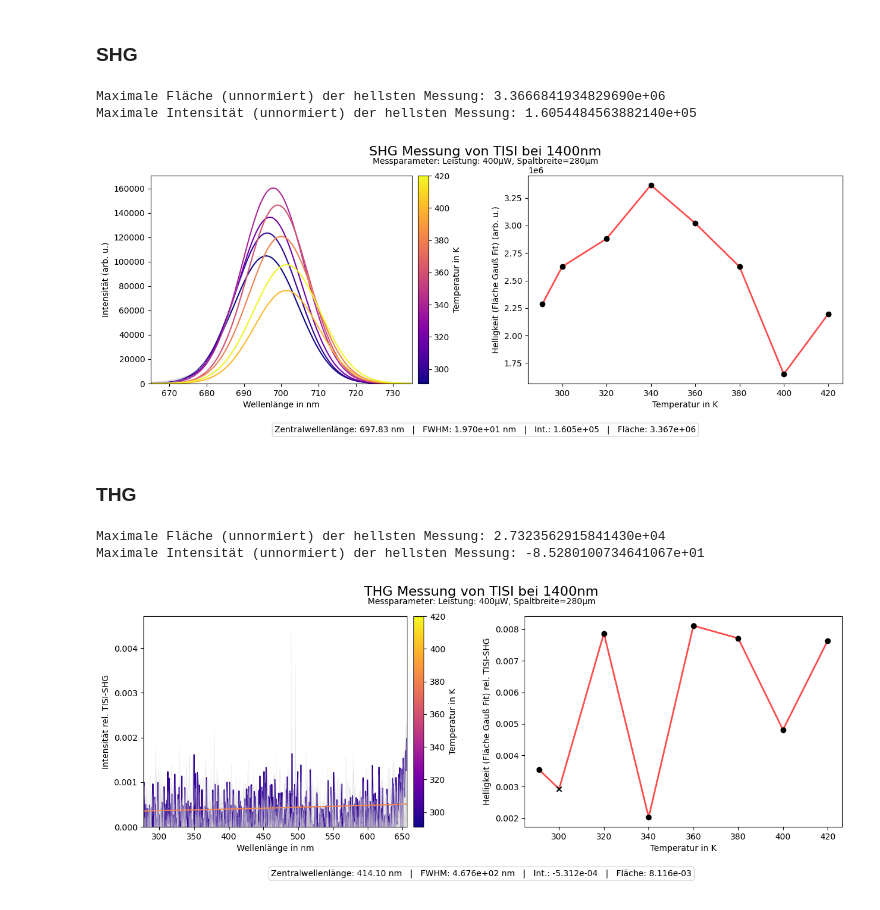
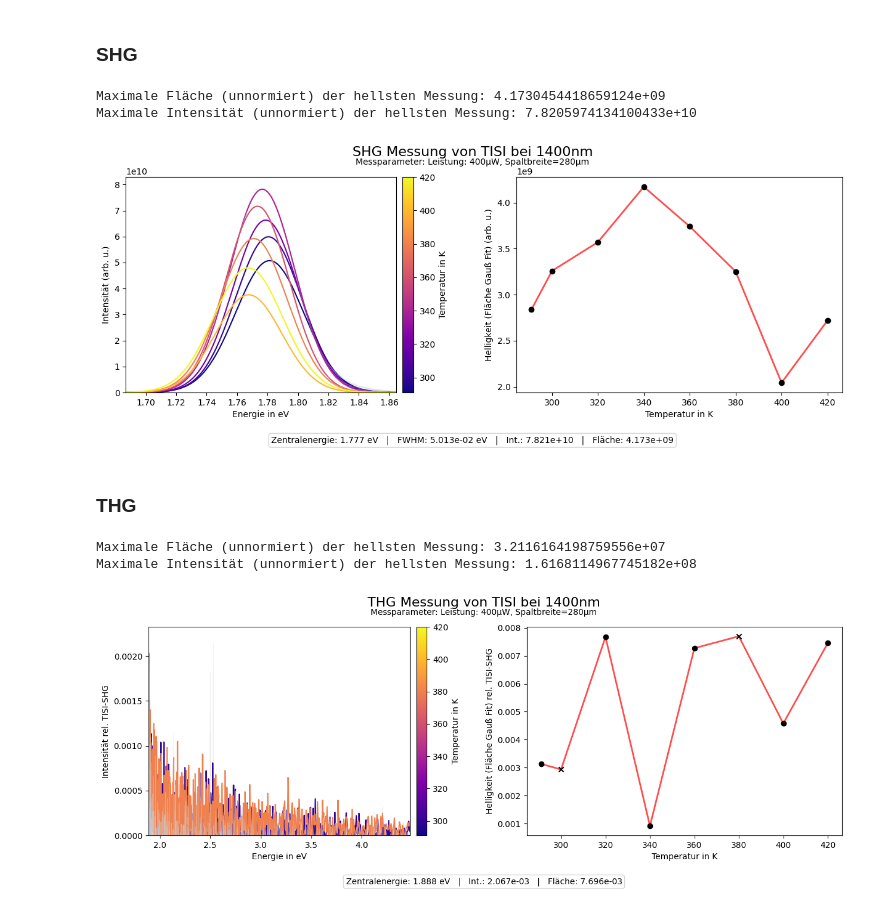
Before and after one commit to FlorianAdamczyk/auswertung_neu, a Jupyter notebook: 2025-05-27 Auswertung TCBC TBBB LNO/Auswertung mit Python.ipynb, the cells around one changed output. Saved outputs shown, nothing was run; the diff lists cells and outputs as text; code cells hidden in the pictures.

```diff
--- a/2025-05-27 Auswertung TCBC TBBB LNO/Auswertung mit Python.ipynb
+++ b/2025-05-27 Auswertung TCBC TBBB LNO/Auswertung mit Python.ipynb
@@ -67,7 +67,7 @@ def _compute_fwhm_from_discrete(x, y, ymax=None):
         return None
     return abs(right - left)
 # %%
-def NLO_plot(middle_value, difference, filepath, suptitle, filename_prefix, reference=False, compare=True, power="333µW", slit_width="210µm", plotting="wavelength", normalisationfactor=3.0319909240984292e+09, norm_intensitaet=1.3130982279906036e+08, refmeas="LNO-SHG"):
+def NLO_plot(middle_value, difference, filepath, suptitle, filename_prefix, reference=False, compare=True, power="333µW", slit_width="210µm", plotting="energy", normalisationfactor=3.7490887328811729e+12, norm_intensitaet=6.6181976473128055e+13, refmeas="LNO-SHG"):
     # Suffix für Dateiname wenn wavelength gepottet wird
     if plotting.lower() != "energy":
         filename_prefix += "_wavelength"
@@ -521,26 +521,26 @@ NLO_plot(
     norm_intensitaet=1
 )
 # %% [output]
-Maximale Fläche (unnormiert) der hellsten Messung: 3.3666841934829690e+06
-Maximale Intensität (unnormiert) der hellsten Messung: 1.6054484563882140e+05
+Maximale Fläche (unnormiert) der hellsten Messung: 4.1730454418659124e+09
+Maximale Intensität (unnormiert) der hellsten Messung: 7.8205974134100433e+10
-[figure, old version]
+[figure, new version]
 # %% [markdown]
 ### THG
 # %%
 NLO_plot(
     middle_value=467,
     difference=190,
     filepath='TISI_400uW_1400nm/*.asc',
     suptitle='THG Messung von TISI bei 1400nm',
     filename_prefix='TISI_THG',
     power="400µW",
     slit_width="280µm",
     compare=True,
-    normalisationfactor=3.3666841934829690e+06,
-    norm_intensitaet=1.6054484563882140e+05,
+    normalisationfactor=4.1730454418659124e+09,
+    norm_intensitaet=7.8205974134100433e+10,
     refmeas="TISI-SHG"
 )
 # %% [output]
-Maximale Fläche (unnormiert) der hellsten Messung: 2.7323562915841430e+04
-Maximale Intensität (unnormiert) der hellsten Messung: -8.5280100734641067e+01
+Maximale Fläche (unnormiert) der hellsten Messung: 3.2116164198759556e+07
+Maximale Intensität (unnormiert) der hellsten Messung: 1.6168114967745182e+08
-[figure, old version]
+[figure, new version]
```
Also changed, not shown: parts of 8 cells of this notebook, 11 other files.
